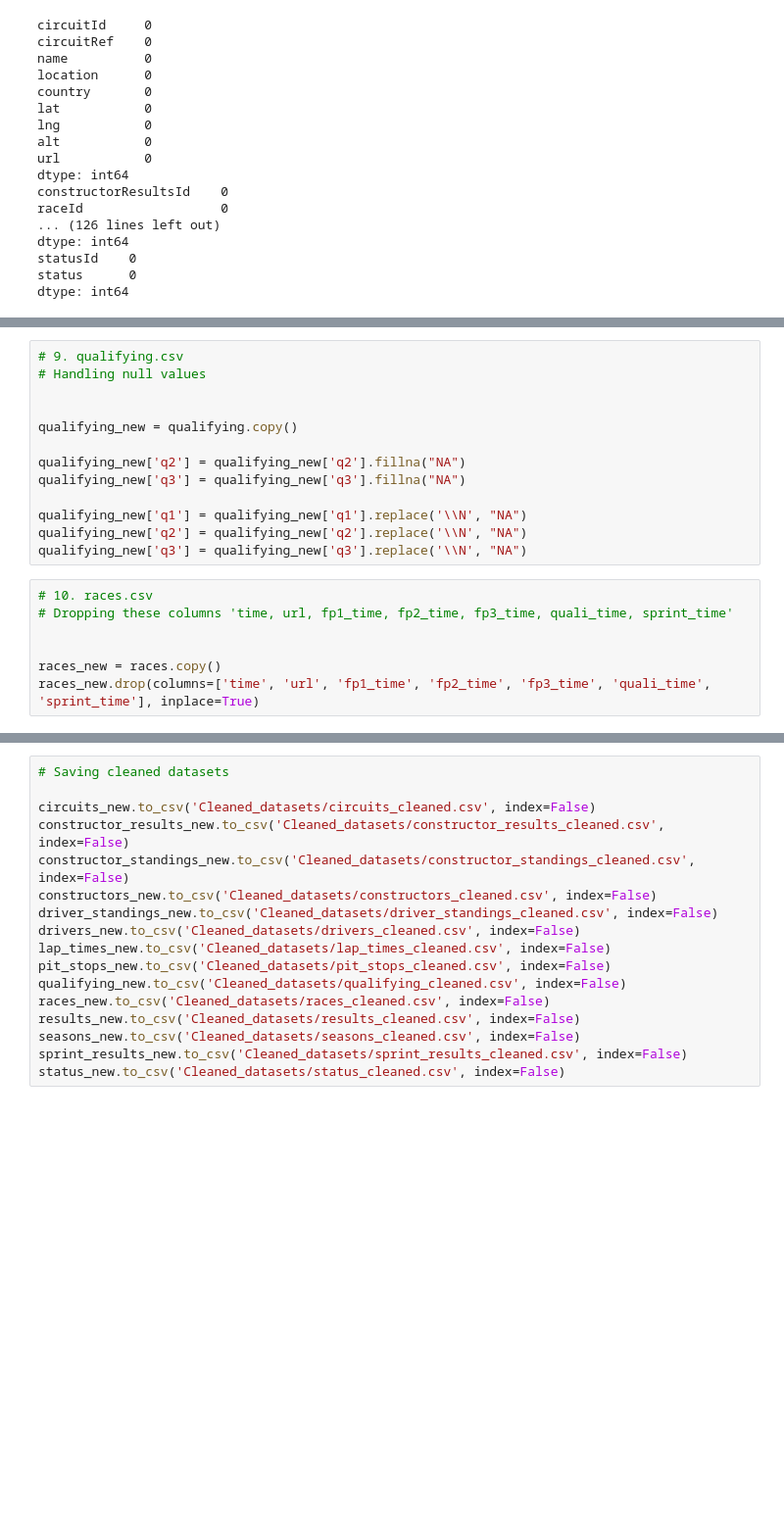
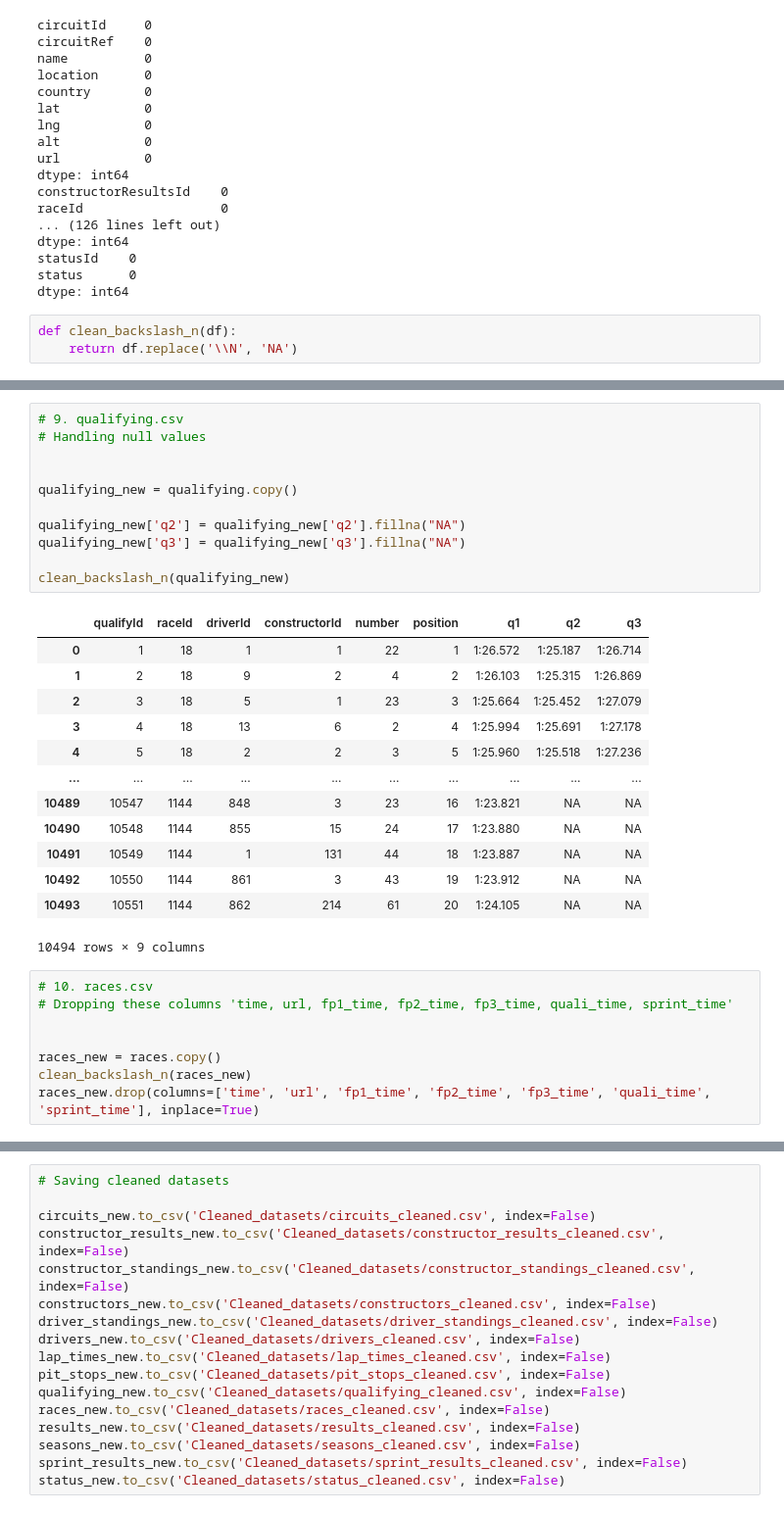
Before and after one commit to abhishekpadwal06/F1-Data-Analysis-Project, a Jupyter notebook: f1_data_cleaning.ipynb, the cells around one changed output, grey strips where cells are left out. Shown at 98% size. Drawn from its saved outputs; the diff is of its cells as text; blank space fills up the shorter version.

Commit message:
some changes and improvements in data cleaning

```diff
--- a/f1_data_cleaning.ipynb
+++ b/f1_data_cleaning.ipynb
@@ -90,6 +89,9 @@ dtype: int64
 statusId    0
 status      0
 dtype: int64
+# %%
+def clean_backslash_n(df):
+    return df.replace('\\N', 'NA')
 # %%
 # 1. circuits.csv
 # There's no need of 'lat,lng,alt,url'
@@ -143,22 +251,35 @@ pit_stops_new = pit_stops.copy()
 # %%
 # 9. qualifying.csv
 # Handling null values
 
 
 qualifying_new = qualifying.copy()
 
 qualifying_new['q2'] = qualifying_new['q2'].fillna("NA")
 qualifying_new['q3'] = qualifying_new['q3'].fillna("NA")
 
-qualifying_new['q1'] = qualifying_new['q1'].replace('\\N', "NA")
-qualifying_new['q2'] = qualifying_new['q2'].replace('\\N', "NA")
-qualifying_new['q3'] = qualifying_new['q3'].replace('\\N', "NA")
+clean_backslash_n(qualifying_new)
+# %% [output]
+|  | qualifyId | raceId | driverId | constructorId | number | position | q1 | q2 | q3 |
+| 0 | 1 | 18 | 1 | 1 | 22 | 1 | 1:26.572 | 1:25.187 | 1:26.714 |
+| 1 | 2 | 18 | 9 | 2 | 4 | 2 | 1:26.103 | 1:25.315 | 1:26.869 |
+| 2 | 3 | 18 | 5 | 1 | 23 | 3 | 1:25.664 | 1:25.452 | 1:27.079 |
+| 3 | 4 | 18 | 13 | 6 | 2 | 4 | 1:25.994 | 1:25.691 | 1:27.178 |
+| 4 | 5 | 18 | 2 | 2 | 3 | 5 | 1:25.960 | 1:25.518 | 1:27.236 |
+| ... | ... | ... | ... | ... | ... | ... | ... | ... | ... |
+| 10489 | 10547 | 1144 | 848 | 3 | 23 | 16 | 1:23.821 | NA | NA |
+| 10490 | 10548 | 1144 | 855 | 15 | 24 | 17 | 1:23.880 | NA | NA |
+| 10491 | 10549 | 1144 | 1 | 131 | 44 | 18 | 1:23.887 | NA | NA |
+| 10492 | 10550 | 1144 | 861 | 3 | 43 | 19 | 1:23.912 | NA | NA |
+| 10493 | 10551 | 1144 | 862 | 214 | 61 | 20 | 1:24.105 | NA | NA |
+10494 rows × 9 columns
 # %%
 # 10. races.csv
 # Dropping these columns 'time, url, fp1_time, fp2_time, fp3_time, quali_time, sprint_time'
 
 
 races_new = races.copy()
+clean_backslash_n(races_new)
 races_new.drop(columns=['time', 'url', 'fp1_time', 'fp2_time', 'fp3_time', 'quali_time', 'sprint_time'], inplace=True)
 # %%
 # 11. results.csv
```
Also changed, not shown: parts of 12 cells of this notebook, 4 other files.
